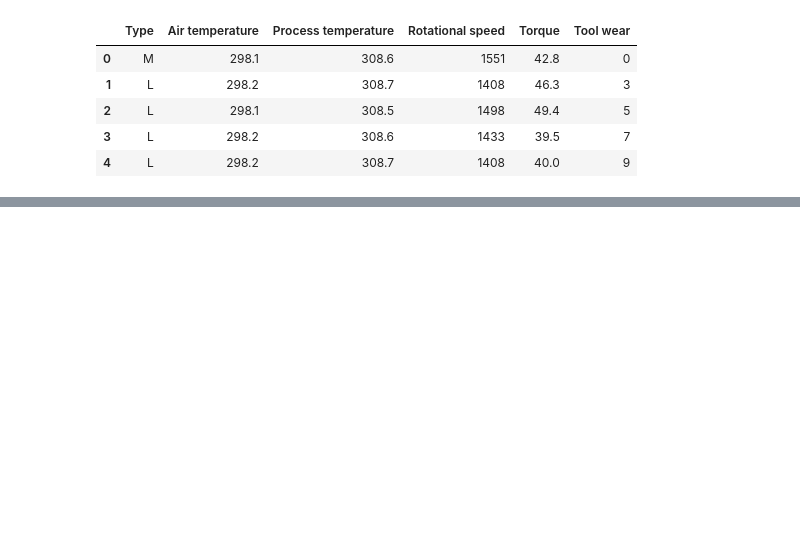
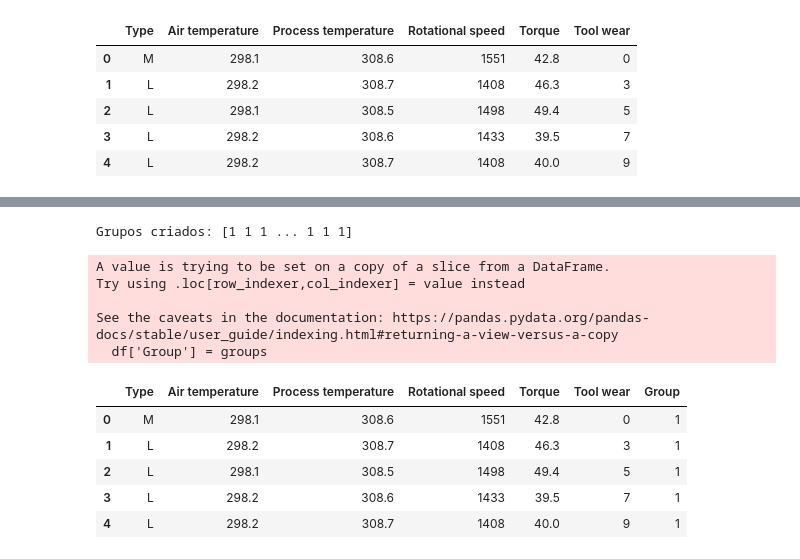
Before and after one commit to andre-savedra/MACHINE-LEARNING-2026, a Jupyter notebook: 3-NãoSupervisionado__k-Means/3_K_Means.ipynb, the cells around one changed output, grey strips where cells are left out. Cells and saved outputs as stored; diff of their text form; code cells hidden in the pictures; blank space fills up the shorter version.

```diff
--- a/3-NãoSupervisionado__k-Means/3_K_Means.ipynb
+++ b/3-NãoSupervisionado__k-Means/3_K_Means.ipynb
@@ -43,0 +83,22 @@ display(df.head())
+# %%
+# define qual o k a ser usado baseado no método do cotovelo, e cria novamente o modelo
+k_used = 3
+model = KMeans(n_clusters=k_used, random_state=42, n_init=10)
+
+groups = model.fit_predict(x_data_scaled)
+print(f'Grupos criados: {groups}')
+df['Group'] = groups
+display(df.head())
+# %% [output]
+Grupos criados: [1 1 1 ... 1 1 1]
+A value is trying to be set on a copy of a slice from a DataFrame.
+Try using .loc[row_indexer,col_indexer] = value instead
+
+See the caveats in the documentation: https://pandas.pydata.org/pandas-docs/stable/user_guide/indexing.html#returning-a-view-versus-a-copy
+  df['Group'] = groups
+|  | Type | Air temperature | Process temperature | Rotational speed | Torque | Tool wear | Group |
+| 0 | M | 298.1 | 308.6 | 1551 | 42.8 | 0 | 1 |
+| 1 | L | 298.2 | 308.7 | 1408 | 46.3 | 3 | 1 |
+| 2 | L | 298.1 | 308.5 | 1498 | 49.4 | 5 | 1 |
+| 3 | L | 298.2 | 308.6 | 1433 | 39.5 | 7 | 1 |
+| 4 | L | 298.2 | 308.7 | 1408 | 40.0 | 9 | 1 |
```
Also changed, not shown: parts of 8 cells of this notebook.
